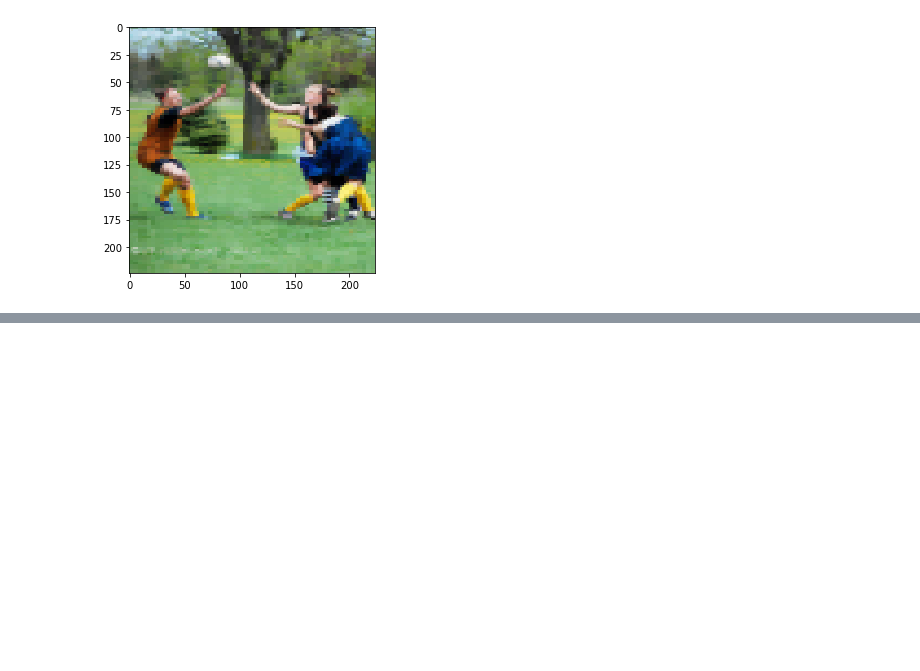
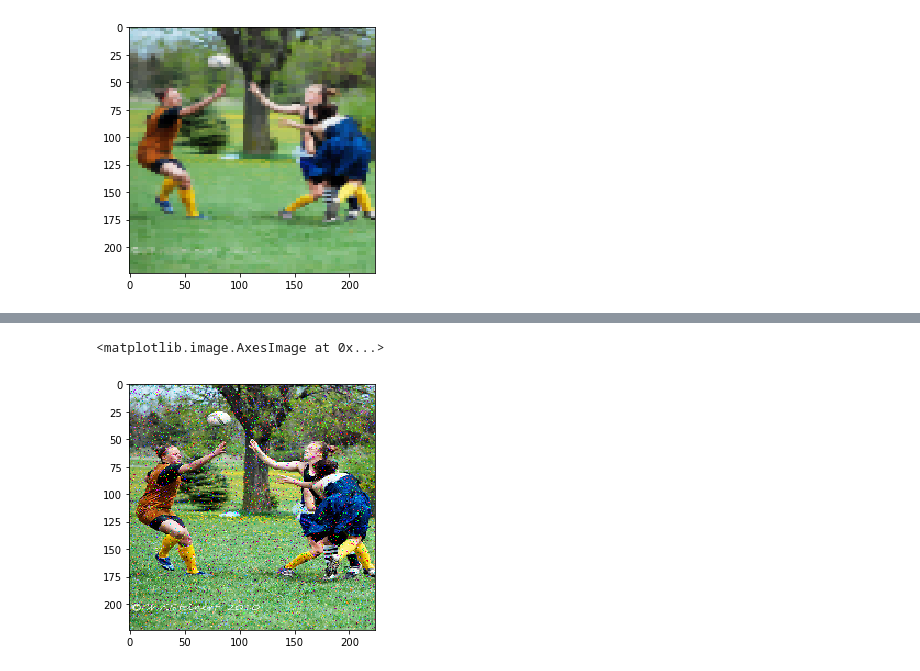
Before and after one commit to theBraindonor/adversarial-filters, a Jupyter notebook: notebook/filter_demos.ipynb, the cells around one changed output, grey strips where cells are left out. Drawn from its saved outputs; the diff is of its cells as text; code cells hidden in the pictures; blank space fills up the shorter version.

```diff
--- a/notebook/filter_demos.ipynb
+++ b/notebook/filter_demos.ipynb
@@ -89,0 +99,6 @@ imshow(filter.transform_image([0.15], images[11][0])/255.)
+# %%
+filter = SaltPepperNoiseFilter(454)
+imshow(filter.transform_image([0.05, 0.5], images[11][0])/255.)
+# %% [output]
+<matplotlib.image.AxesImage at 0x...>
+[figure, added]
```
Also changed, not shown: parts of 4 cells of this notebook, 26 other files.
